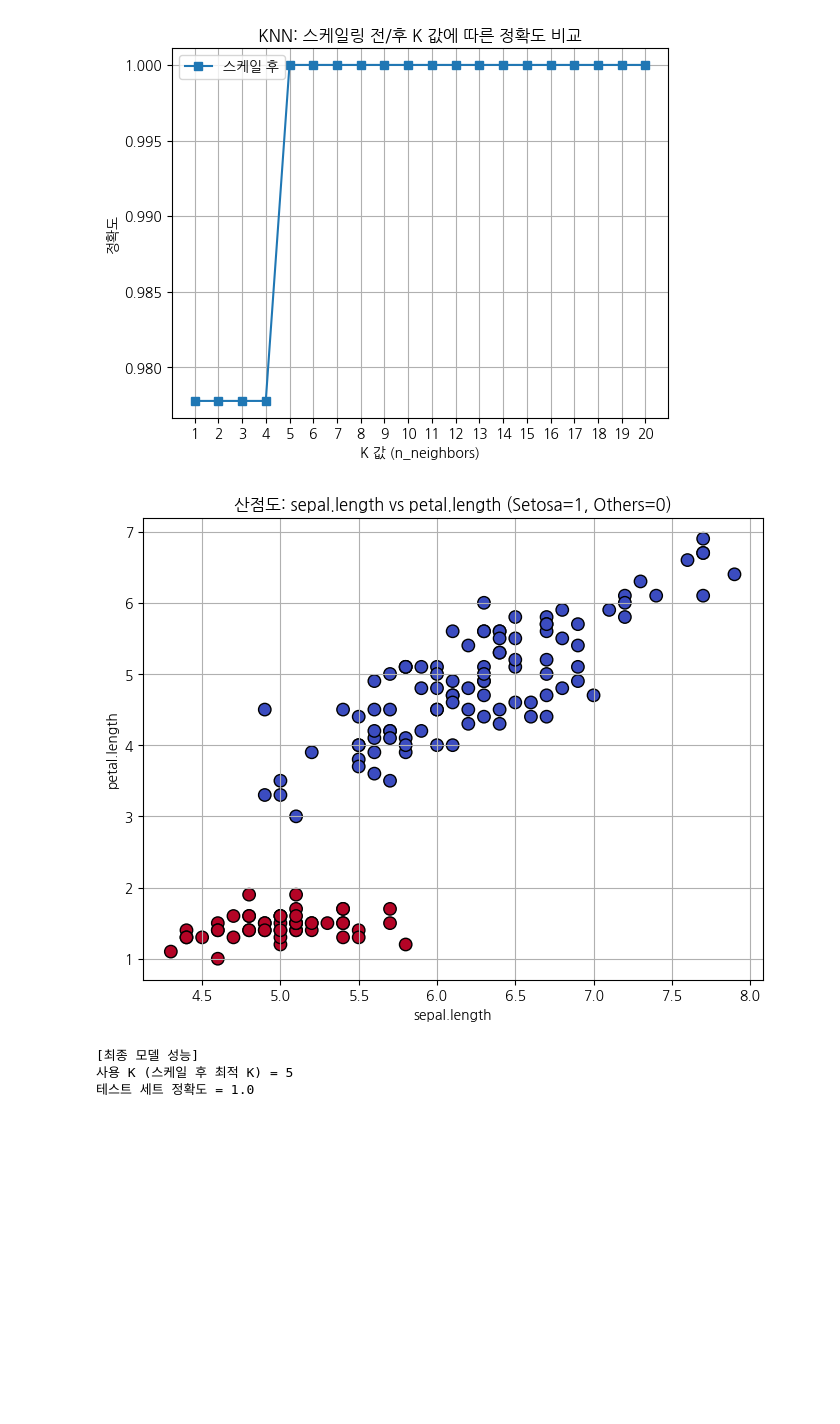
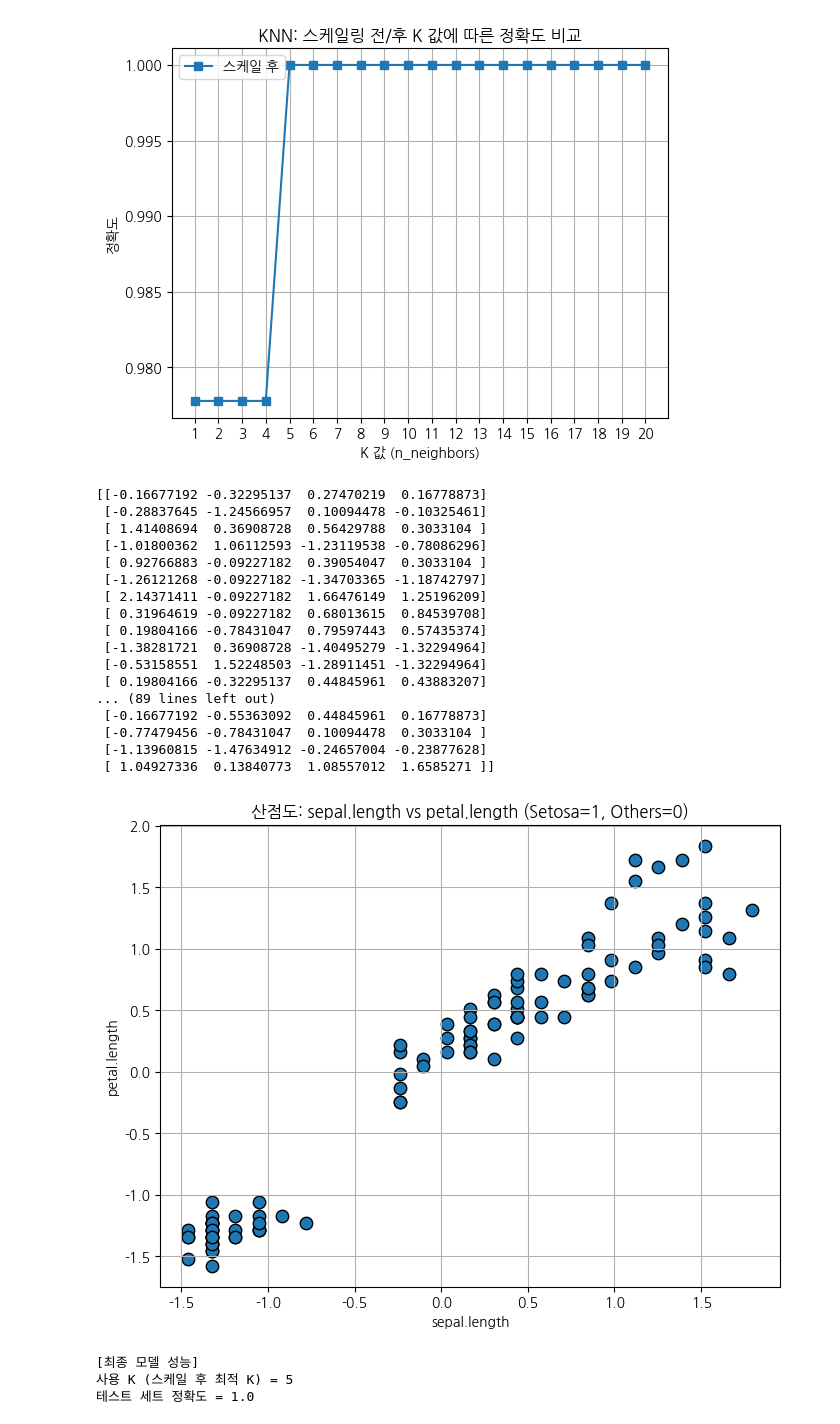
Before and after one commit to HmDol/KDT_SL_10, a Jupyter notebook: EX_ML/WORK/work_1205_김힘찬.ipynb, the cells around one changed output. Cells and saved outputs as stored; diff of their text form; code cells hidden in the pictures; blank space fills up the shorter version.

```diff
--- a/EX_ML/WORK/work_1205_김힘찬.ipynb
+++ b/EX_ML/WORK/work_1205_김힘찬.ipynb
@@ -133,22 +136,42 @@ plt.show()
 # %%
 
 
 ## 6. 산점도 시각화  ---------------------
 x_col = feature_cols[0]
 y_col = feature_cols[2]
+x_df = pd.DataFrame(X_train_scaled)
 
+print(X_train_scaled)
 plt.figure(figsize=(8, 6))
 plt.scatter(
-    X[x_col], X[y_col],
-    c=y, cmap="coolwarm",
+    x_df[3], x_df[2],
+    # c= y,
+    cmap="coolwarm",
     s=80, edgecolors="k",
 
 )
 plt.xlabel(x_col)
 plt.ylabel(y_col)
 plt.title(f"산점도: {x_col} vs {y_col} (Setosa=1, Others=0)")
 plt.grid(True)
 plt.show()
 # %% [output]
+[[-0.16677192 -0.32295137  0.27470219  0.16778873]
+ [-0.28837645 -1.24566957  0.10094478 -0.10325461]
+ [ 1.41408694  0.36908728  0.56429788  0.3033104 ]
+ [-1.01800362  1.06112593 -1.23119538 -0.78086296]
+ [ 0.92766883 -0.09227182  0.39054047  0.3033104 ]
+ [-1.26121268 -0.09227182 -1.34703365 -1.18742797]
+ [ 2.14371411 -0.09227182  1.66476149  1.25196209]
+ [ 0.31964619 -0.09227182  0.68013615  0.84539708]
+ [ 0.19804166 -0.78431047  0.79597443  0.57435374]
+ [-1.38281721  0.36908728 -1.40495279 -1.32294964]
+ [-0.53158551  1.52248503 -1.28911451 -1.32294964]
+ [ 0.19804166 -0.32295137  0.44845961  0.43883207]
+... (89 lines left out)
+ [-0.16677192 -0.55363092  0.44845961  0.16778873]
+ [-0.77479456 -0.78431047  0.10094478  0.3033104 ]
+ [-1.13960815 -1.47634912 -0.24657004 -0.23877628]
+ [ 1.04927336  0.13840773  1.08557012  1.6585271 ]]
-[figure, old version]
+[figure, new version]
 # %%
```
Also changed, not shown: parts of 3 cells of this notebook, 6 other files.
